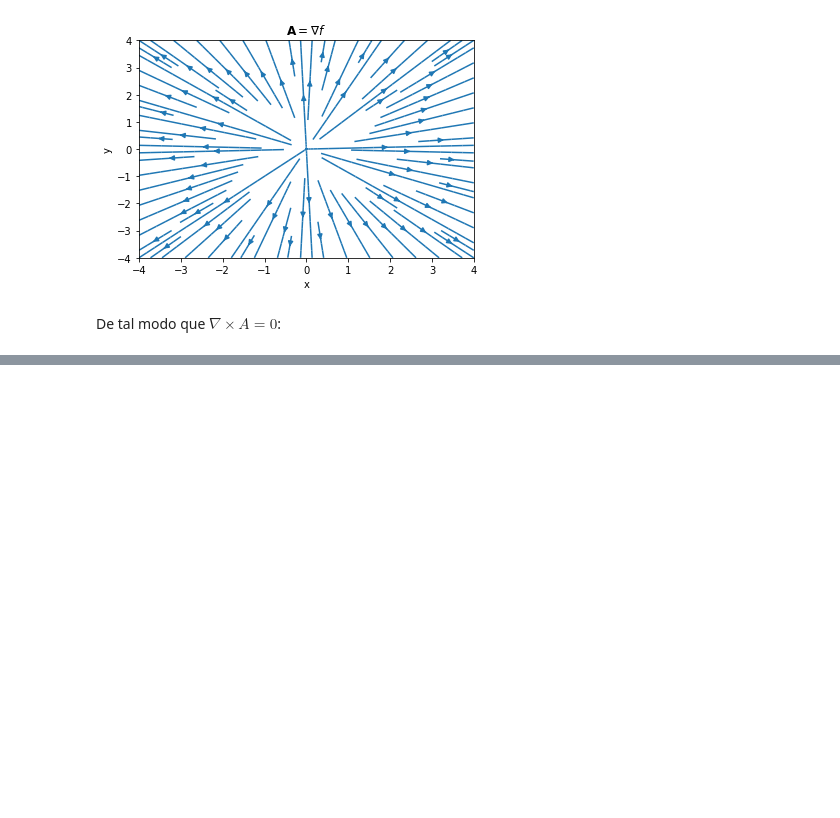
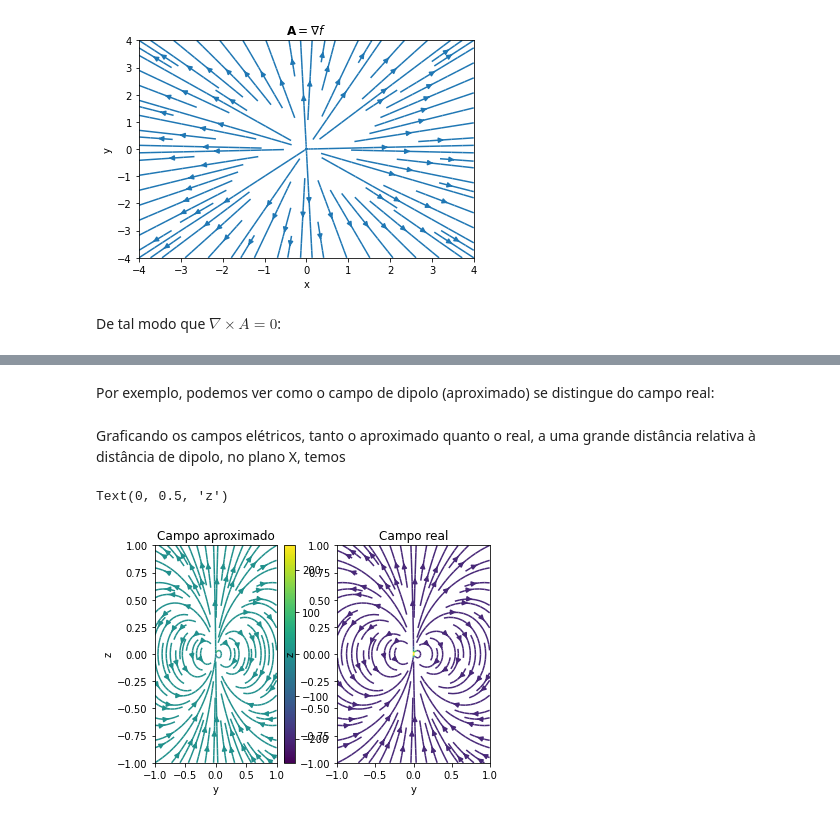
Before and after one commit to Morazotti/Listas-Fisica-III, a Jupyter notebook: leitura_complementar/rotacionais-e-gradientes.ipynb, the cells around one changed output, grey strips where cells are left out. Cells and saved outputs as stored; diff of their text form; code cells hidden in the pictures; blank space fills up the shorter version.

```diff
--- a/leitura_complementar/rotacionais-e-gradientes.ipynb
+++ b/leitura_complementar/rotacionais-e-gradientes.ipynb
@@ -77,0 +79,35 @@ $\displaystyle S_{x}\mathbf{\hat{s}_x} -  S_{y}\mathbf{\hat{s}_y} + (- S_{x} + S
+# %% [markdown]
+Por exemplo, podemos ver como o campo de dipolo (aproximado) se distingue do campo real:
+# %%
+from sympy.abc import q,d
+p = q*d*S.z
+r = sum([S[i]*versor for i, versor in enumerate(S)])
+dipole_potential = p.dot(r)/(r.magnitude()**3)
+electric_potential = q/((r-d*S.z).magnitude())-q/((r+d*S.z).magnitude())
+dipole_field = -gradient(dipole_potential, S)
+electric_field = -gradient(electric_potential,S)
+# %% [markdown]
+Graficando os campos elétricos, tanto o aproximado quanto o real, a uma grande distância relativa à distância de dipolo, no plano X, temos
+# %%
+Z,Y = np.mgrid[-1:1:100j,-1:1:100j]
+vars = [S[0],S[1],S[2],q,d]
+Ey_approx = lambdify(vars,dipole_field.dot(S.y))
+Ez_approx = lambdify(vars,dipole_field.dot(S.z))
+Ey_real = lambdify(vars,electric_field.dot(S.y))
+Ez_real = lambdify(vars,electric_field.dot(S.z))
+# %%
+plt.figure(0)
+plt.subplot(1,2,1)
+plt.streamplot(Y,Z,Ey_approx(0,Y,Z,1,5e-4),Ez_approx(0,Y,Z,1,5e-4),color=Ey_approx(0,Y,Z,1,5e-4))
+plt.colorbar(strm.lines)
+plt.title("Campo aproximado")
+plt.xlabel("y")
+plt.ylabel("z")
+plt.subplot(1,2,2)
+plt.streamplot(Y,Z,Ey_real(0,Y,Z,1,5e-4),Ez_real(0,Y,Z,1,5e-4),color=Ez_real(0,Y,Z,1,5e-4))
+plt.title("Campo real")
+plt.xlabel("y")
+plt.ylabel("z")
+# %% [output]
+Text(0, 0.5, 'z')
+[figure, added]
```
Also changed, not shown: parts of 5 cells of this notebook, 3 other files.
